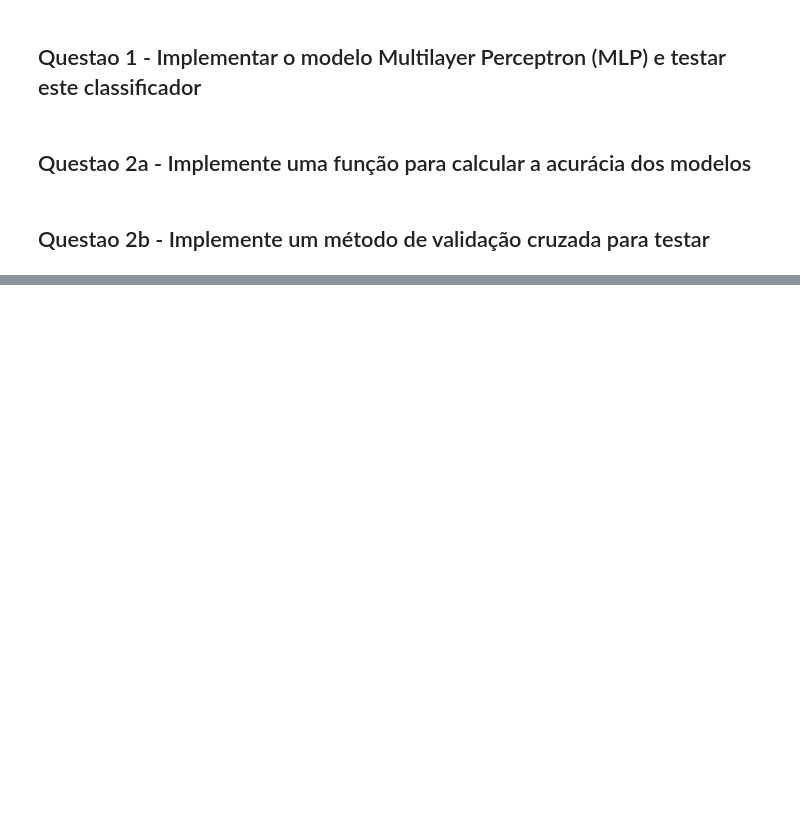
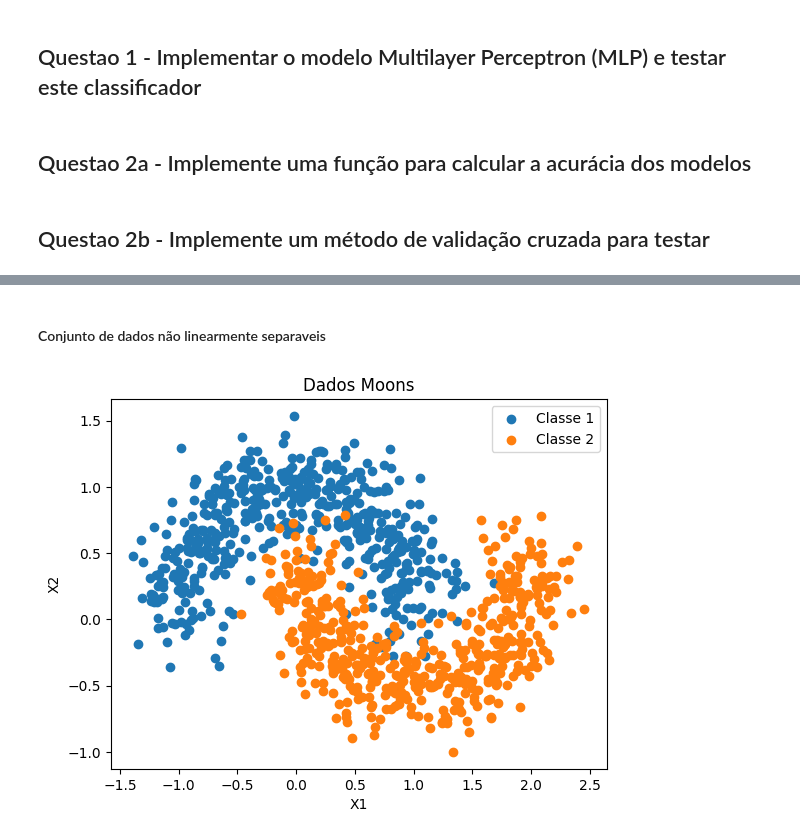
Before and after one commit to gabrielcdo/icd-hw2, a Jupyter notebook: UFC_ICD_09_02_Trabalho_2.ipynb, the cells around one changed output, grey strips where cells are left out. Cells and saved outputs as stored; diff of their text form; code cells hidden in the pictures; blank space fills up the shorter version.

```diff
--- a/UFC_ICD_09_02_Trabalho_2.ipynb
+++ b/UFC_ICD_09_02_Trabalho_2.ipynb
@@ -216,0 +274,21 @@ mlp.train(x,y,5,0.5)
+# %% [markdown]
+#### Conjunto de dados não linearmente separaveis
+# %%
+
+from sklearn.datasets import make_moons
+import matplotlib.pyplot as plt
+X, y = make_moons(n_samples=1000, noise=0.2, random_state=0)
+
+
+class1_samples = X[y == 0]
+class2_samples = X[y == 1]
+
+plt.scatter(class1_samples[:, 0], class1_samples[:, 1], label='Classe 1')
+plt.scatter(class2_samples[:, 0], class2_samples[:, 1], label='Classe 2')
+plt.xlabel('X1')
+plt.ylabel('X2')
+plt.title('Dados Moons')
+plt.legend()
+plt.show()
+# %% [output]
+[figure, added]
```
Also changed, not shown: parts of 14 cells of this notebook, 2 other files.
